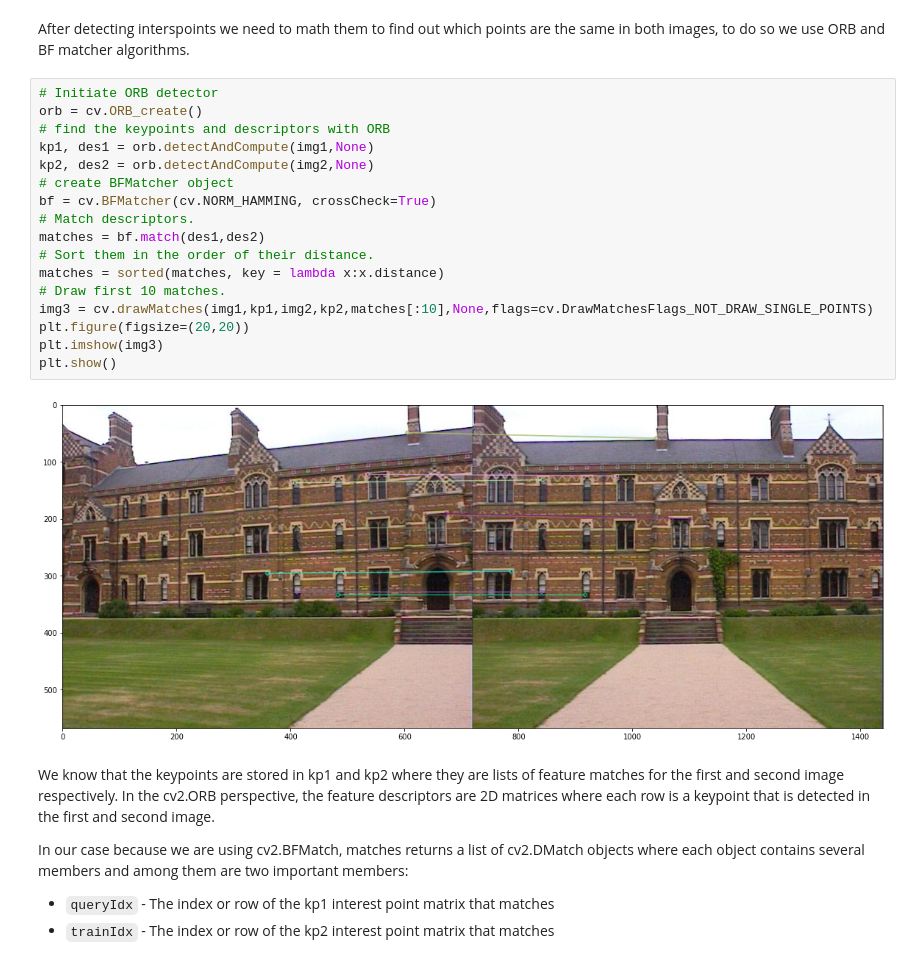
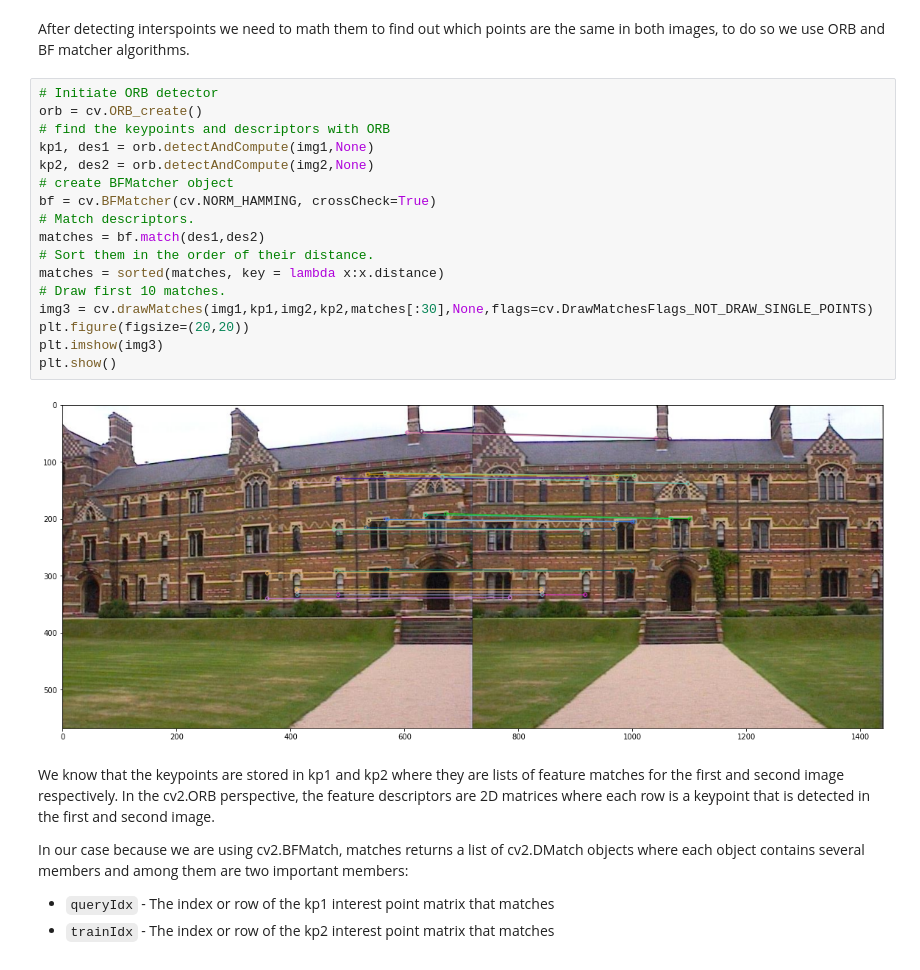
Before and after one commit to mralinp/computer-vision-992, a Jupyter notebook: project/homography-matrix.ipynb, the cells around one changed output. Drawn from its saved outputs; the diff is of its cells as text.

```diff
--- a/project/homography-matrix.ipynb
+++ b/project/homography-matrix.ipynb
@@ -88,22 +88,22 @@ After detecting interspoints we need to math them to find out which points are t
 # %%
 # Initiate ORB detector
 orb = cv.ORB_create()
 # find the keypoints and descriptors with ORB
 kp1, des1 = orb.detectAndCompute(img1,None)
 kp2, des2 = orb.detectAndCompute(img2,None)
 # create BFMatcher object
 bf = cv.BFMatcher(cv.NORM_HAMMING, crossCheck=True)
 # Match descriptors.
 matches = bf.match(des1,des2)
 # Sort them in the order of their distance.
 matches = sorted(matches, key = lambda x:x.distance)
 # Draw first 10 matches.
-img3 = cv.drawMatches(img1,kp1,img2,kp2,matches[:10],None,flags=cv.DrawMatchesFlags_NOT_DRAW_SINGLE_POINTS)
+img3 = cv.drawMatches(img1,kp1,img2,kp2,matches[:30],None,flags=cv.DrawMatchesFlags_NOT_DRAW_SINGLE_POINTS)
 plt.figure(figsize=(20,20))
 plt.imshow(img3)
 plt.show()
 # %% [output]
-[figure, old version]
+[figure, new version]
 # %% [markdown]
 We know that the keypoints are stored in kp1 and kp2 where they are lists of feature matches for the first and second image respectively. In the cv2.ORB perspective, the feature descriptors are 2D matrices where each row is a keypoint that is detected in the first and second image.
 
```
Also changed, not shown: parts of 4 cells of this notebook.
